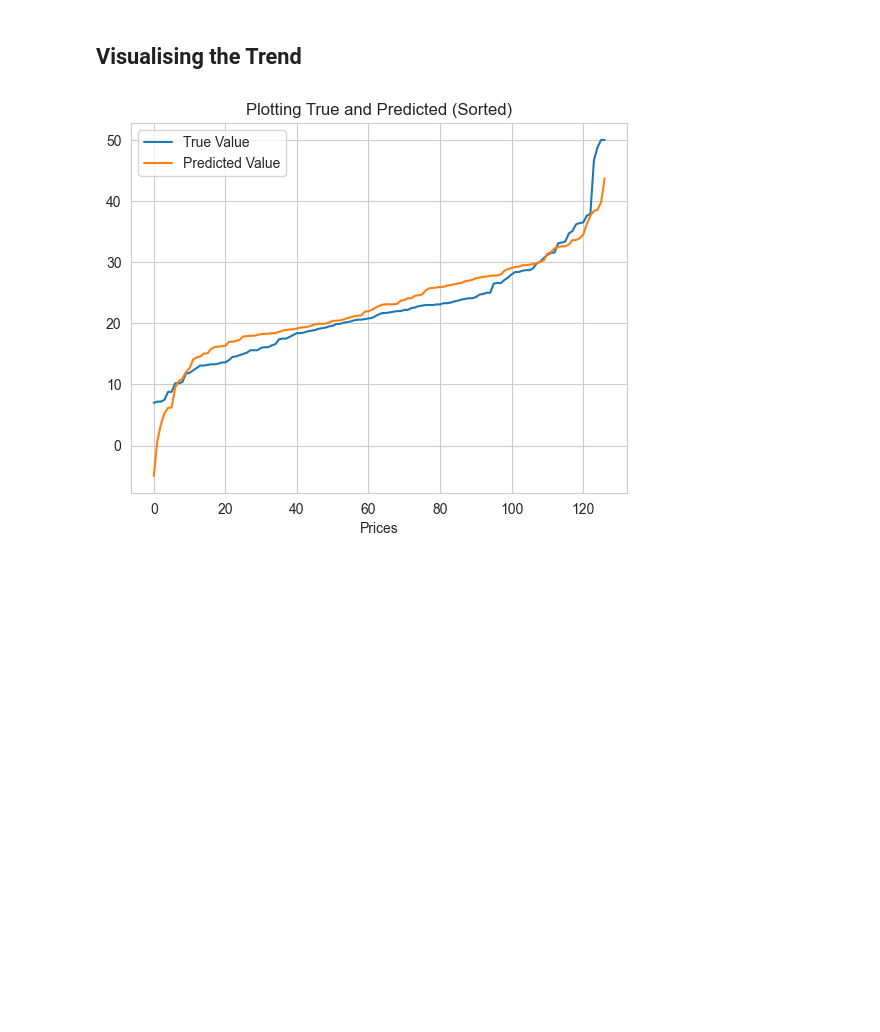
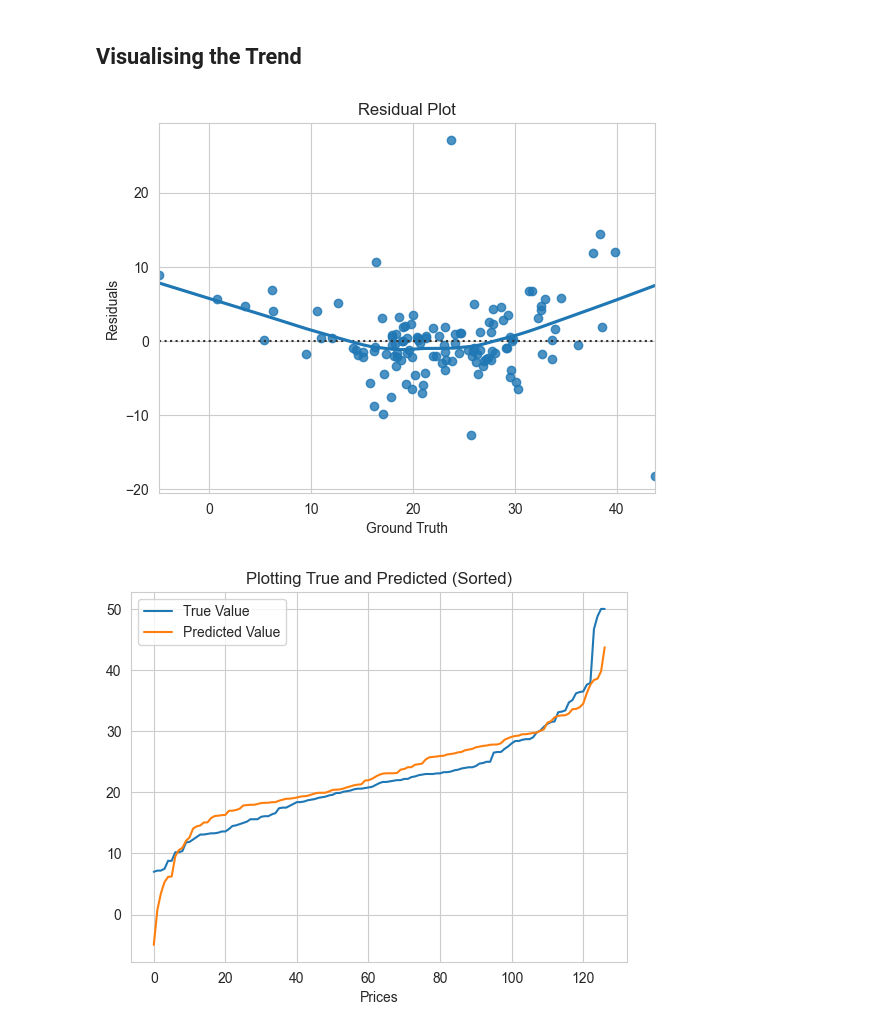
Before and after one commit to ramnareeesh/ml-playgrounds, a Jupyter notebook: Foundations of DS/LabEval3-Assignments/Q3-LinearRegression.ipynb, the cells around one changed output. Saved outputs shown, nothing was run; the diff lists cells and outputs as text; code cells hidden in the pictures; blank space fills up the shorter version.

```diff
--- a/Foundations of DS/LabEval3-Assignments/Q3-LinearRegression.ipynb
+++ b/Foundations of DS/LabEval3-Assignments/Q3-LinearRegression.ipynb
@@ -173,6 +173,15 @@ mse_lr
 27.28078151654034
 # %% [markdown]
 ## Visualising the Trend
+# %%
+residuals = y_test - pred
+sns.residplot(x=pred, y=residuals, lowess=True)
+plt.title("Residual Plot")
+plt.xlabel("Ground Truth")
+plt.ylabel("Residuals")
+plt.show()
+# %% [output]
+[figure, added]
 # %%
 plt.plot(range(len(y_test)), sorted(y_test), label="True Value")
 plt.plot(range(len(pred)), sorted(pred), label="Predicted Value")
```
Also changed, not shown: parts of 1 cell of this notebook.
